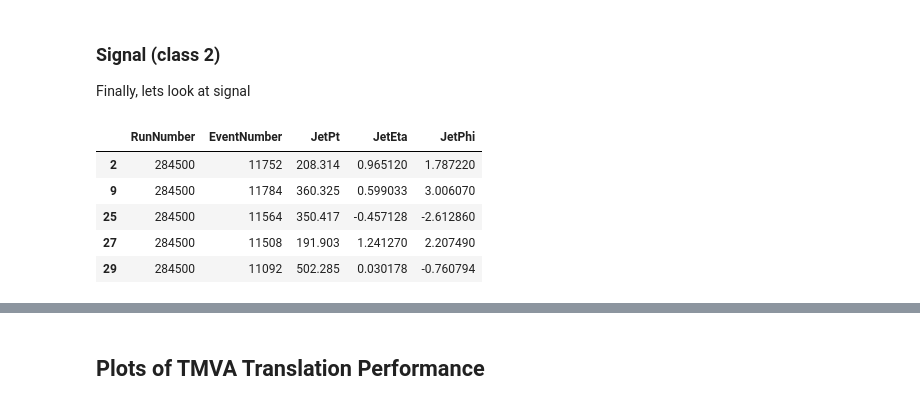
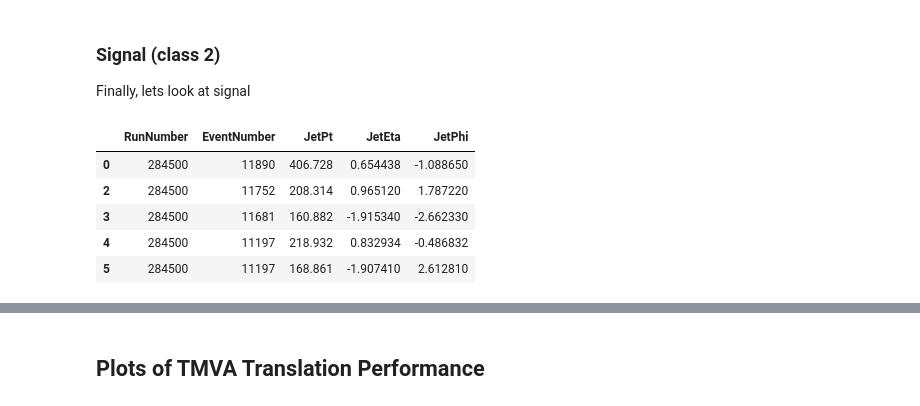
Before and after one commit to gordonwatts/JetCutStudies, a Jupyter notebook: notebooks/Final Training.ipynb, the cells around one changed output, grey strips where cells are left out. Cells and saved outputs as stored; diff of their text form; code cells hidden in the pictures.

```diff
--- a/notebooks/Final Training.ipynb
+++ b/notebooks/Final Training.ipynb
@@ -4,3 +6,6 @@ This notebook contains the final training that is used in the analysis.
+# %%
+jobId = 106
+training_name = "full_event_grad1000"
 # %% [markdown]
 ## Initalization
 # %%
@@ -25,0 +25,3 @@ Job 106:
+# %%
+%%time
+input_events = load_trimmed_sample(jobId)
@@ -28,6 +38,8 @@ events_25 = get_fraction_of_events(input_events, 0.25)
 print ([len(i.index) for i in events_25])
 # %% [output]
 [201018, 200123, 126005]
+# %%
+events_to_use = input_events
 # %% [markdown]
 ## Training
 Default training variables. Likely were arrived at by analysis in the Training Variables workbook.
@@ -245,14 +256,14 @@ array([[0.38758609, 0.54411158, 0.06830233],
 
 Finally, lets look at signal
 # %%
-events_25[2][:5][['RunNumber', 'EventNumber', 'JetPt', 'JetEta', 'JetPhi']]
+events_to_use[2][:5][['RunNumber', 'EventNumber', 'JetPt', 'JetEta', 'JetPhi']]
 # %% [output]
 |  | RunNumber | EventNumber | JetPt | JetEta | JetPhi |
+| 0 | 284500 | 11890 | 406.728 | 0.654438 | -1.088650 |
 | 2 | 284500 | 11752 | 208.314 | 0.965120 | 1.787220 |
-| 9 | 284500 | 11784 | 360.325 | 0.599033 | 3.006070 |
-| 25 | 284500 | 11564 | 350.417 | -0.457128 | -2.612860 |
-| 27 | 284500 | 11508 | 191.903 | 1.241270 | 2.207490 |
-| 29 | 284500 | 11092 | 502.285 | 0.030178 | -0.760794 |
+| 3 | 284500 | 11681 | 160.882 | -1.915340 | -2.662330 |
+| 4 | 284500 | 11197 | 218.932 | 0.832934 | -0.486832 |
+| 5 | 284500 | 11197 | 168.861 | -1.907410 | 2.612810 |
 # %%
 subsample = all_events[all_events_class.Class==2][:5]
 subsample
```
Also changed, not shown: parts of 25 cells of this notebook.
